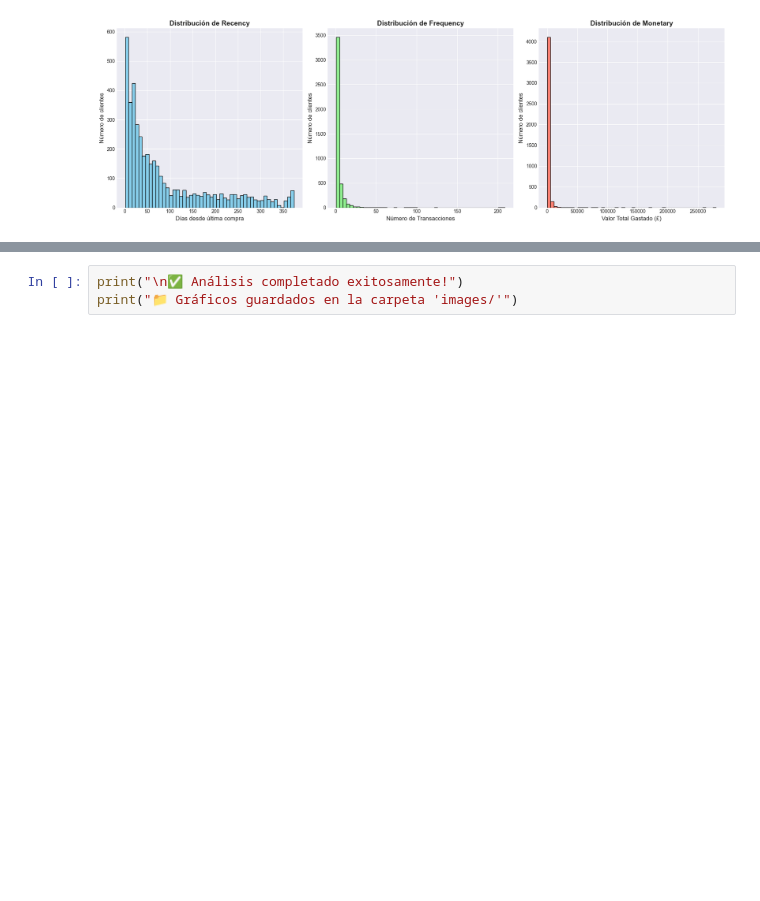
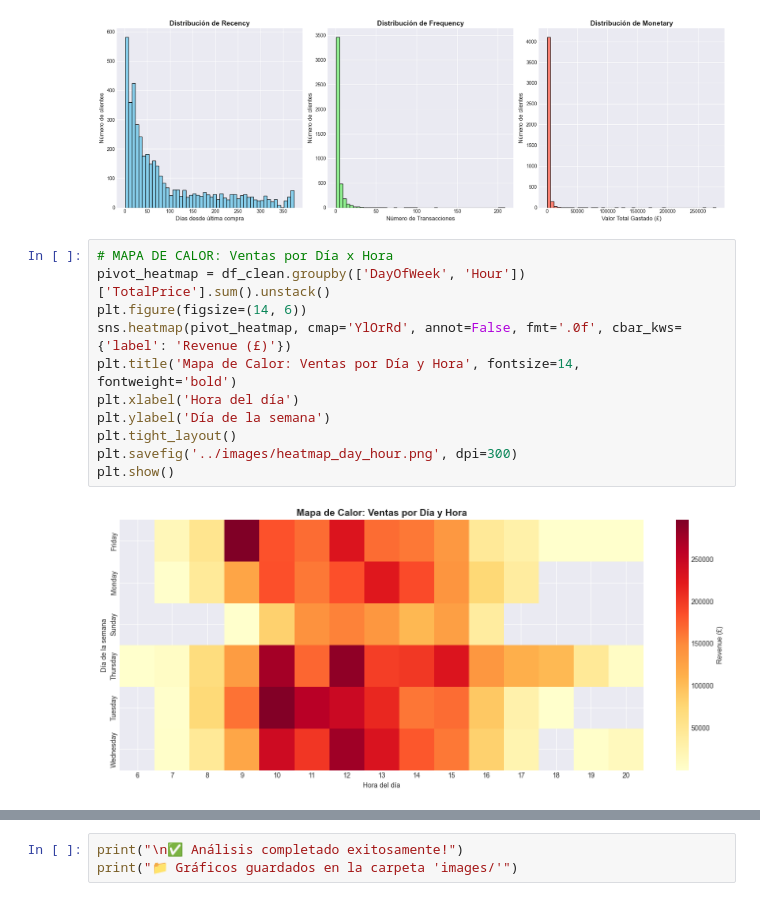
Before and after one commit to a2-digital/ecommerce-uk-retail-analysis, a Jupyter notebook: notebook/UK_Online_Retail_Report.ipynb, the cells around one changed output, grey strips where cells are left out. Drawn from its saved outputs; the diff is of its cells as text; blank space fills up the shorter version.

```diff
--- a/notebook/UK_Online_Retail_Report.ipynb
+++ b/notebook/UK_Online_Retail_Report.ipynb
@@ -698,3 +697,16 @@ plt.savefig('../images/rfm_analysis.png', dpi=300, bbox_inches='tight')
 plt.show()
 # %% [output]
 [figure]
+# %%
+# MAPA DE CALOR: Ventas por Día x Hora
+pivot_heatmap = df_clean.groupby(['DayOfWeek', 'Hour'])['TotalPrice'].sum().unstack()
+plt.figure(figsize=(14, 6))
+sns.heatmap(pivot_heatmap, cmap='YlOrRd', annot=False, fmt='.0f', cbar_kws={'label': 'Revenue (£)'})
+plt.title('Mapa de Calor: Ventas por Día y Hora', fontsize=14, fontweight='bold')
+plt.xlabel('Hora del día')
+plt.ylabel('Día de la semana')
+plt.tight_layout()
+plt.savefig('../images/heatmap_day_hour.png', dpi=300)
+plt.show()
+# %% [output]
+[figure, added]
```
Also changed, not shown: parts of 3 cells of this notebook, 3 other files.
